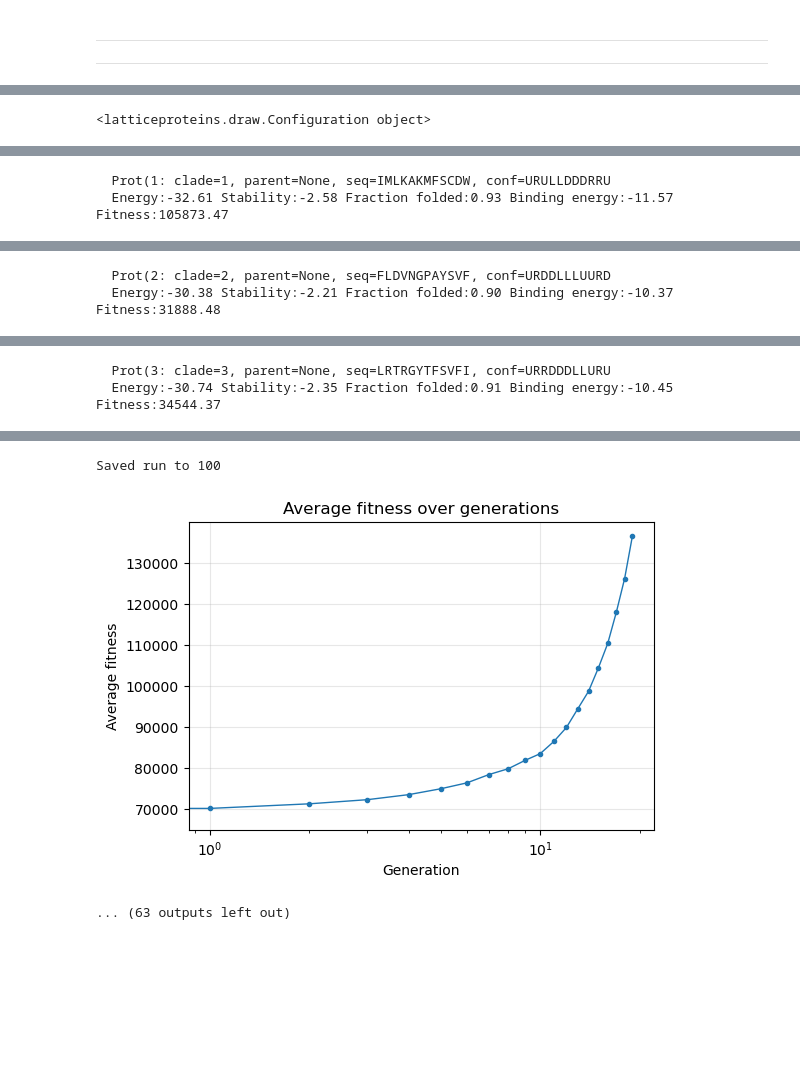
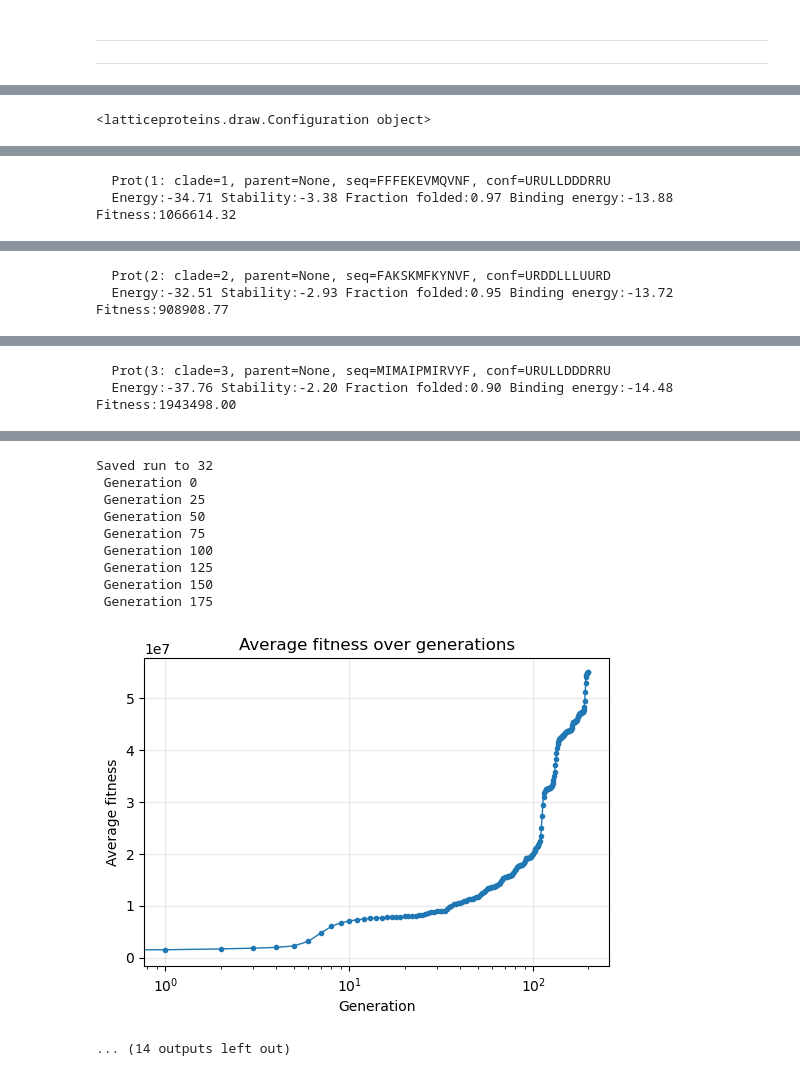
Before and after one commit to mepster/lab3, a Jupyter notebook: latsim.ipynb, the cells around one changed output, grey strips where cells are left out. Cells and saved outputs as stored; diff of their text form; code cells hidden in the pictures; blank space fills up the shorter version.

```diff
--- a/latsim.ipynb
+++ b/latsim.ipynb
@@ -490,50 +507,40 @@ def set_palmer_2013():
 ###### Main script ####
 
 args = DotAccessibleDict({'seq_length': 12, 'lig_length': 6, 'minFoldFrac': 0.9, 'N': 16384, 'numClades': 4, 'mu': 0.0005, 'softFit': 0.0,
-                        'numRuns': 16, 'maxGen':500, 'plotLog': True})
+                        'numRuns': 16, 'maxGen':200, 'plotLog': True, 'saveFiles': False})
 
-for seed in range(0, 250):
+seeds = [33] # try 33, 32, 35, 38, 22, 32. Also 31, 26, 25, 21, 19, 7.
+seeds = [31, 26, 25, 21, 19, 7]
+for seed in seeds:
+    args.saveFiles = True
     args.seed = seed
-    print("args:", args, "\n")
 
     # set a random seed for reproducibility
     set_random_seed(seed)
+    print('='*20, "\nargs:", args)
 
-    if True:
-        # random ligand
-        lig_lattice = lp.thermodynamics.LatticeThermodynamics.from_length(args.lig_length, 1.0)
-        lig_conf = None
-        while lig_conf is None:
-            lig_seq = lp.random_sequence(args.lig_length)
-            lig_conf = lig_lattice.native_conf(lig_seq)
+    # random ligand
+    lig_lattice = lp.thermodynamics.LatticeThermodynamics.from_length(args.lig_length, 1.0)
+    lig_conf = None
+    while lig_conf is None:
+        lig_seq = lp.random_sequence(args.lig_length)
+        lig_conf = lig_lattice.native_conf(lig_seq)
+    print_ligand(lig_seq, lig_conf)
 
-        # random founders
-        args.lattice = lp.thermodynamics.LatticeThermodynamics.from_length(args.seq_length, 1.0)
-        founders = [Prot(args, clade_idx=clade_idx, parent_idx=None) for clade_idx in range(args.numClades)]
-    else:
-        set_palmer_2013() # override args, lig and founders to match Palmer et al. 2013
+    # random founders
+    args.lattice = lp.thermodynamics.LatticeThermodynamics.from_length(args.seq_length, 1.0)
+    founders = [Prot(args, clade_idx=clade_idx, parent_idx=None) for clade_idx in range(args.numClades)]
+    print_founders(founders)
 
-    if True: # print initial setup
-        # print ligand
-        print(f"\nLigand:\n  seq={''.join(lig_seq)} conf={lig_conf}")
-        E, S, FF, be, fit = get_fitness_etc(lig_lattice, lig_seq, lig_conf, lig_seq, lig_conf)
-        print(f"  Energy:{E:.2f} Stability:{S:.2f} Fraction folded:{FF:.2f}")
-        display(lp.draw.in_notebook([x.lower() for x in lig_seq], lig_conf, color_sequence="r"*args.lig_length))
-
-        # print founder proteins
-        print("Founders:")
-        for idx, prot in enumerate(founders):
-            print(prot, flush=True)
-            prot.display()
-
-    filenum = save_data((args, lig_seq, founders), filenum=seed)
+    if args.saveFiles:
+        filenum = save_data((args, lig_seq, founders), filenum=seed)
 
     runs = []
     if True:
         # actually do the runs (instead of using cached old runs)
         ctx = mp.get_context('fork') # spawn
         with ctx.Pool(processes=16) as pool:
-            args_list = [(args, founders, lig_seq, lig_conf) for _ in range(args.numRuns)]
+            args_list = [(args, idx, founders, lig_seq, lig_conf) for idx in range(args.numRuns)]
             # one_run signature: one_run(args, founders, lig_seq, lig_conf)
             runs = pool.starmap(one_run, args_list)
             oldruns = copy.deepcopy(runs)
@@ -565,13 +572,21 @@ Founders:
 [drawing not drawn]
-  Prot(1: clade=1, parent=None, seq=IMLKAKMFSCDW, conf=URULLDDDRRU
-  Energy:-32.61 Stability:-2.58 Fraction folded:0.93 Binding energy:-11.57 Fitness:105873.47
+  Prot(1: clade=1, parent=None, seq=FFFEKEVMQVNF, conf=URULLDDDRRU
+  Energy:-34.71 Stability:-3.38 Fraction folded:0.97 Binding energy:-13.88 Fitness:1066614.32
 [drawing not drawn]
-  Prot(2: clade=2, parent=None, seq=FLDVNGPAYSVF, conf=URDDLLLUURD
-  Energy:-30.38 Stability:-2.21 Fraction folded:0.90 Binding energy:-10.37 Fitness:31888.48
+  Prot(2: clade=2, parent=None, seq=FAKSKMFKYNVF, conf=URDDLLLUURD
+  Energy:-32.51 Stability:-2.93 Fraction folded:0.95 Binding energy:-13.72 Fitness:908908.77
 [drawing not drawn]
-  Prot(3: clade=3, parent=None, seq=LRTRGYTFSVFI, conf=URRDDDLLURU
-  Energy:-30.74 Stability:-2.35 Fraction folded:0.91 Binding energy:-10.45 Fitness:34544.37
+  Prot(3: clade=3, parent=None, seq=MIMAIPMIRVYF, conf=URULLDDDRRU
+  Energy:-37.76 Stability:-2.20 Fraction folded:0.90 Binding energy:-14.48 Fitness:1943498.00
 [drawing not drawn]
-Saved run to 100
+Saved run to 32
+ Generation 0
+ Generation 25
+ Generation 50
+ Generation 75
+ Generation 100
+ Generation 125
+ Generation 150
+ Generation 175
-[figure, old version]
+[figure, new version]
-... (63 outputs left out)
+... (14 outputs left out)
```
Also changed, not shown: parts of 5 cells of this notebook, 11 other files.
